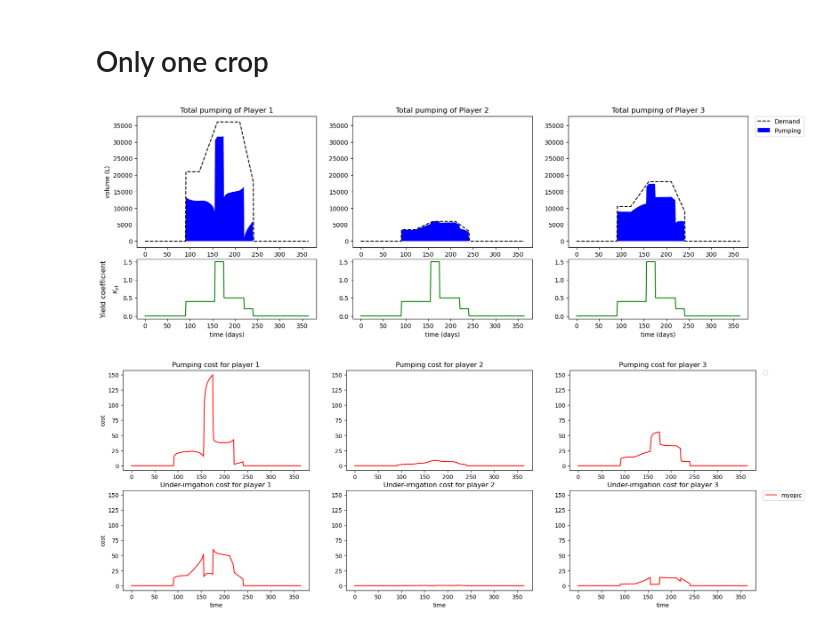
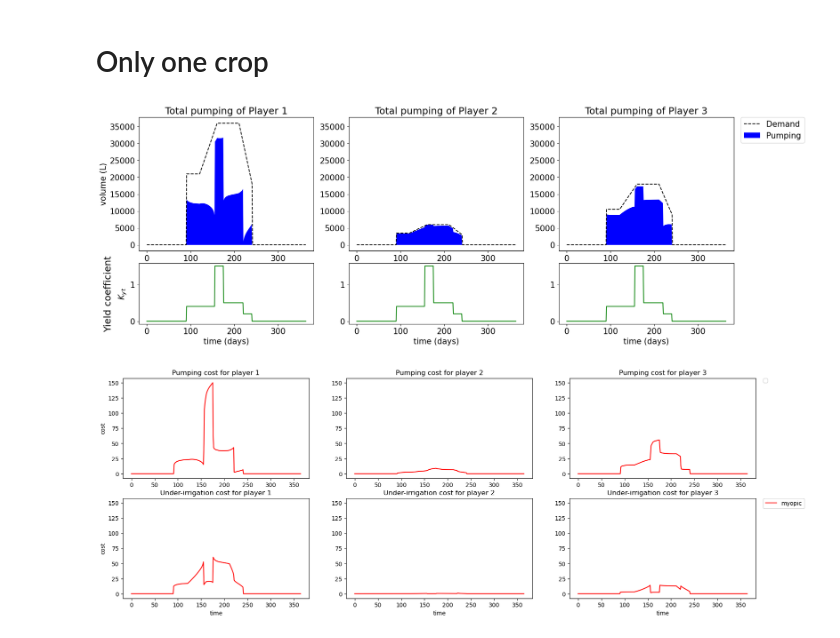
Before and after one commit to leonardchanfreau/RHG_GroundWater, a Jupyter notebook: analyze_yield_stability.ipynb, the cells around one changed output. Cells and saved outputs as stored; diff of their text form; code cells hidden in the pictures.

```diff
--- a/analyze_yield_stability.ipynb
+++ b/analyze_yield_stability.ipynb
@@ -190,37 +190,38 @@ well_to_agent[indices[0, :], indices[1, :]] = 1
 
 player_pumping = well_to_agent @ data['q_rates']
 # %%
-fig = plt.figure(figsize=(15+3,6))
+plt.rcParams.update({'font.size': 15})
+fig = plt.figure(figsize=(15+5,7))
 gs = fig.add_gridspec(3, 3)
 ax = None
 for ii in range(3):
     ax = fig.add_subplot(gs[:2, ii], sharey=ax)
     ttl = f"Total pumping of Player {ii+1}"
     ax.set_title(ttl)
     #ax.set_xlabel("time (days)")
     if ii == 0:
         ax.set_ylabel("volume (L)")
     ax.plot((water_req+rain)[ii, :, :].sum(axis=0), color="black", linestyle="--", label='Demand')
     #ax.fill((water_req+rain)[ii, :, :].sum(axis=0), label='Demand')
     ax.fill(-player_pumping[ii, :] + rain[ii,:,:].sum(axis=0), "b-", label='Pumping')
     # ax.fill(rain[ii,:,:].sum(axis=0), "orange", label='rain')
     # ax.plot((ET_min+rain)[ii, :, :].sum(axis=0), c="cyan", alpha=0.5, label=f'tolerance\n(cost increase: +{tol})')
     #ax.vlines(cost_model.Ky_stages[0], 0, 35000, 'black', alpha=0.5)
 ax.legend(bbox_to_anchor=(1.04, 1), loc="upper left", borderaxespad=0)
 
 for ii in range(3):
     ax = fig.add_subplot(gs[2, ii])
     ttl = f"Yield coefficient"
     ax.set_xlabel("time (days)")
     if ii == 0:
         ax.annotate(ttl, xy=(0, 0.5), xytext=(-ax.yaxis.labelpad - 5, 0),
                 xycoords=ax.yaxis.label, textcoords='offset points',
                 size='large', ha='right', va='center', rotation=90)
         ax.set_ylabel("${K_y}_{t}$")
     ax.plot(cost_model._get_yield_coefficient(0,365)[0,:], "g")
     #ax.vlines(cost_model.Ky_stages[0], 0, 2, 'black', alpha=0.5)
 # %% [output]
-[figure, old version]
+[figure, new version]
 # %%
 def compute_cost(x: np.ndarray, u: np.ndarray, time: int = None) -> np.ndarray:
     """parameter u of shape [n_well, n_crops] contains negative values"""
```
Also changed, not shown: parts of 2 cells of this notebook, 8 other files.
